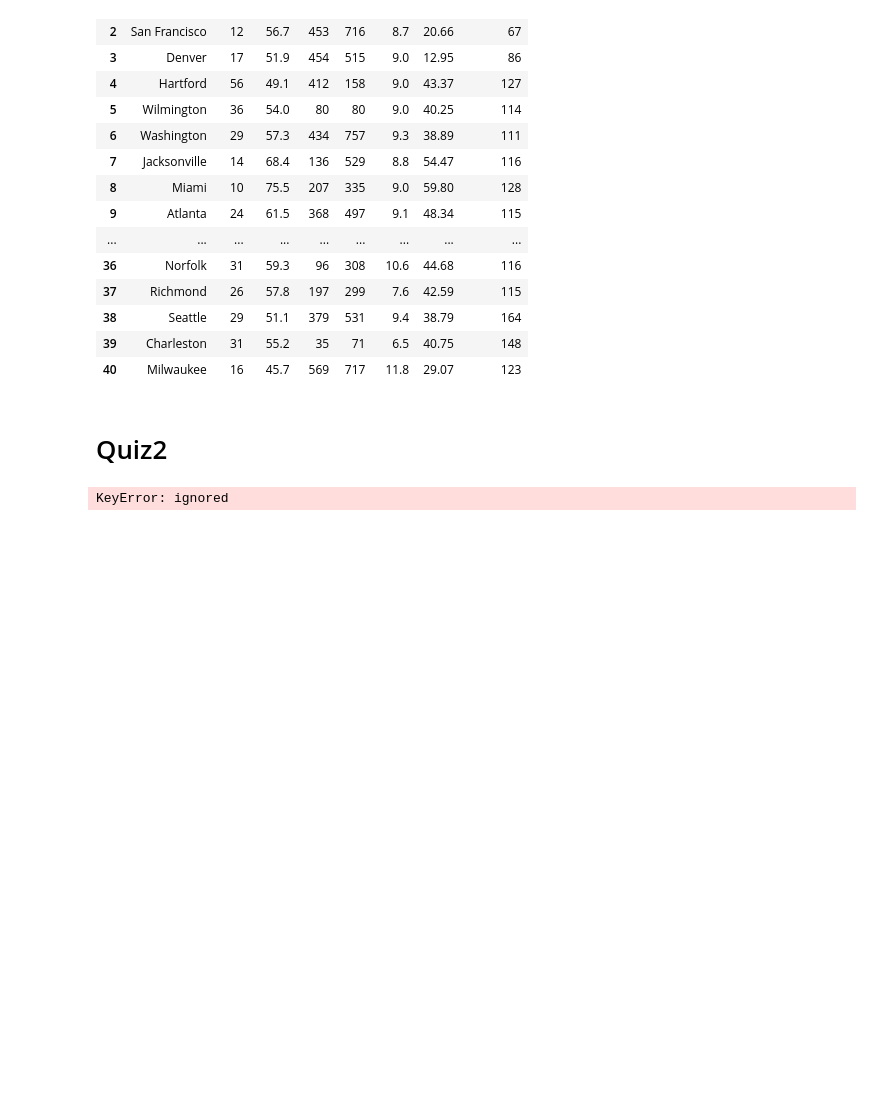
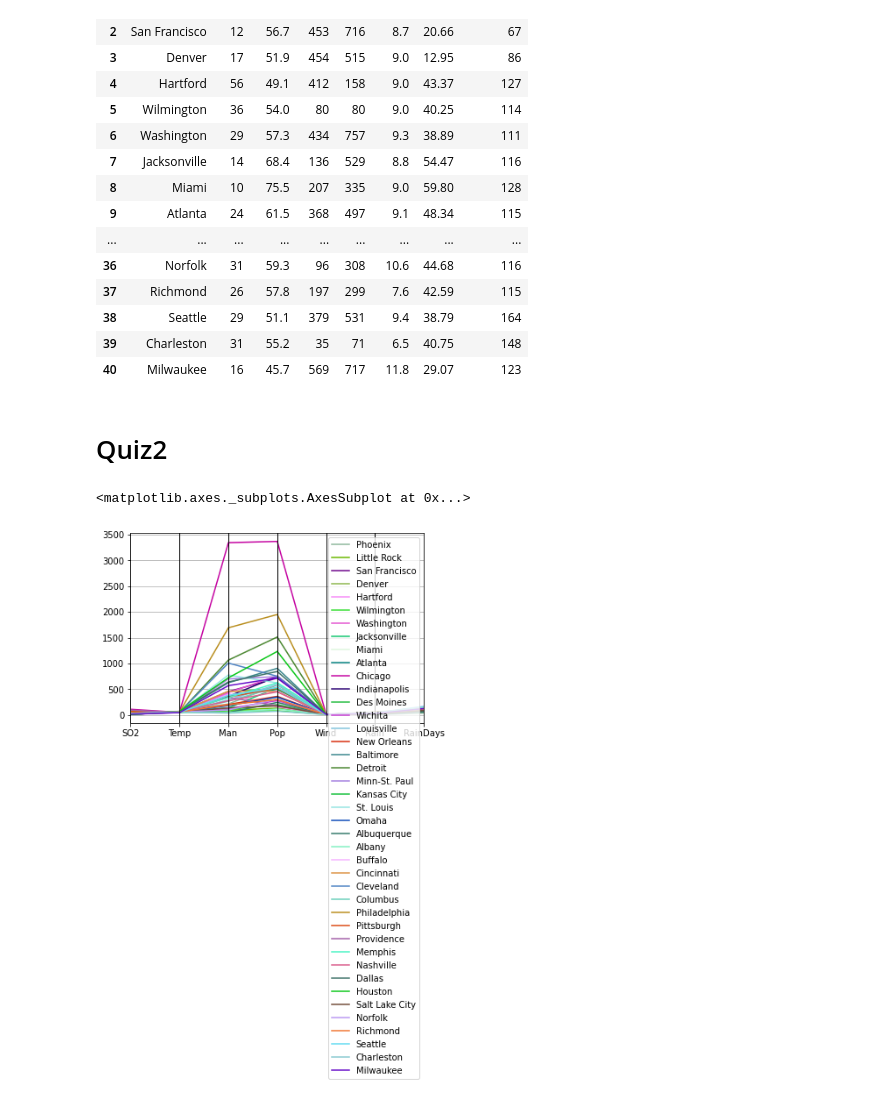
Before and after one commit to Pornchita2541/Multivariate, a Jupyter notebook: Chapter2_Visualize_Multivariate_Data.ipynb, the cells around one changed output. Saved outputs shown, nothing was run; the diff lists cells and outputs as text; code cells hidden in the pictures; blank space fills up the shorter version.

```diff
--- a/Chapter2_Visualize_Multivariate_Data.ipynb
+++ b/Chapter2_Visualize_Multivariate_Data.ipynb
@@ -113,6 +113,7 @@ example_df
 # %% [markdown]
 # Quiz2
 # %%
-pd.plotting.parallel_coordinates(example_df, 'Name')
+pd.plotting.parallel_coordinates(pollution_data, 'City')
 # %% [output]
-KeyError: ignored
+<matplotlib.axes._subplots.AxesSubplot at 0x...>
+[figure, added]
```
